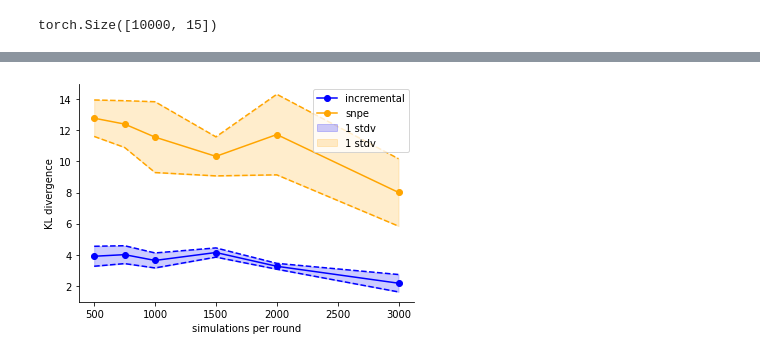
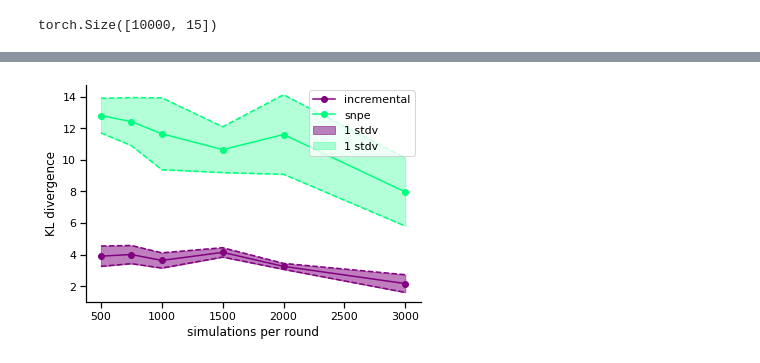
Before and after one commit to andererka/SBI_for_EEG, a Jupyter notebook: notebooks/thesis_figures/thesis_fig4_3b.ipynb, the cells around one changed output, grey strips where cells are left out. Saved outputs shown, nothing was run; the diff lists cells and outputs as text; code cells hidden in the pictures.

```diff
--- a/notebooks/thesis_figures/thesis_fig4_3b.ipynb
+++ b/notebooks/thesis_figures/thesis_fig4_3b.ipynb
@@ -414,29 +398,31 @@ upper_snpe = mean_snpe + [element * 0.5 for element in stdev_snpe]
 # %%
 num_simulations_list = [500, 750, 1000, 1500, 2000, 3000]
 # %%
+sns.set_context('notebook')
+#sns.set_context('talk')
+
+plt.plot(num_simulations_list, mean_incremental, '-o',label='incremental', color='purple')
+plt.plot(num_simulations_list, mean_snpe, '-o', label='snpe', color='springgreen')
+
+plt.plot(num_simulations_list, upper_incremental, '--', color='purple')
+plt.plot(num_simulations_list, upper_snpe, '--',  color='springgreen')
+
+plt.plot(num_simulations_list, lower_incremental, '--',  color='purple')
+plt.plot(num_simulations_list, lower_snpe, '--',  color='springgreen')
 
 
-plt.plot(num_simulations_list, mean_incremental, '-o',label='incremental', color='blue')
-plt.plot(num_simulations_list, mean_snpe, '-o', label='snpe', color='orange')
-
-plt.plot(num_simulations_list, upper_incremental, '--', color='blue')
-plt.plot(num_simulations_list, upper_snpe, '--',  color='orange')
-
-plt.plot(num_simulations_list, lower_incremental, '--',  color='blue')
-plt.plot(num_simulations_list, lower_snpe, '--',  color='orange')
-
-
-plt.fill_between(x= num_simulations_list, y1=lower_incremental, y2=upper_incremental, color='blue', alpha=0.2,  label='1 stdv')
-plt.fill_between(x= num_simulations_list, y1=lower_snpe, y2=upper_snpe, color='orange', alpha=0.2, label='1 stdv')
+plt.fill_between(x= num_simulations_list, y1=lower_incremental, y2=upper_incremental, color='purple', alpha=0.5,  label='1 stdv')
+plt.fill_between(x= num_simulations_list, y1=lower_snpe, y2=upper_snpe, color='springgreen', alpha=0.3, label='1 stdv')
 
 
 plt.legend()
 
 
 
 plt.xlabel('simulations per round')
 plt.ylabel('KL divergence')
 
 sns.despine()
+sns.despine()
 # %% [output]
-[figure, old version]
+[figure, new version]
```
Also changed, not shown: parts of 4 cells of this notebook, 9 other files.
